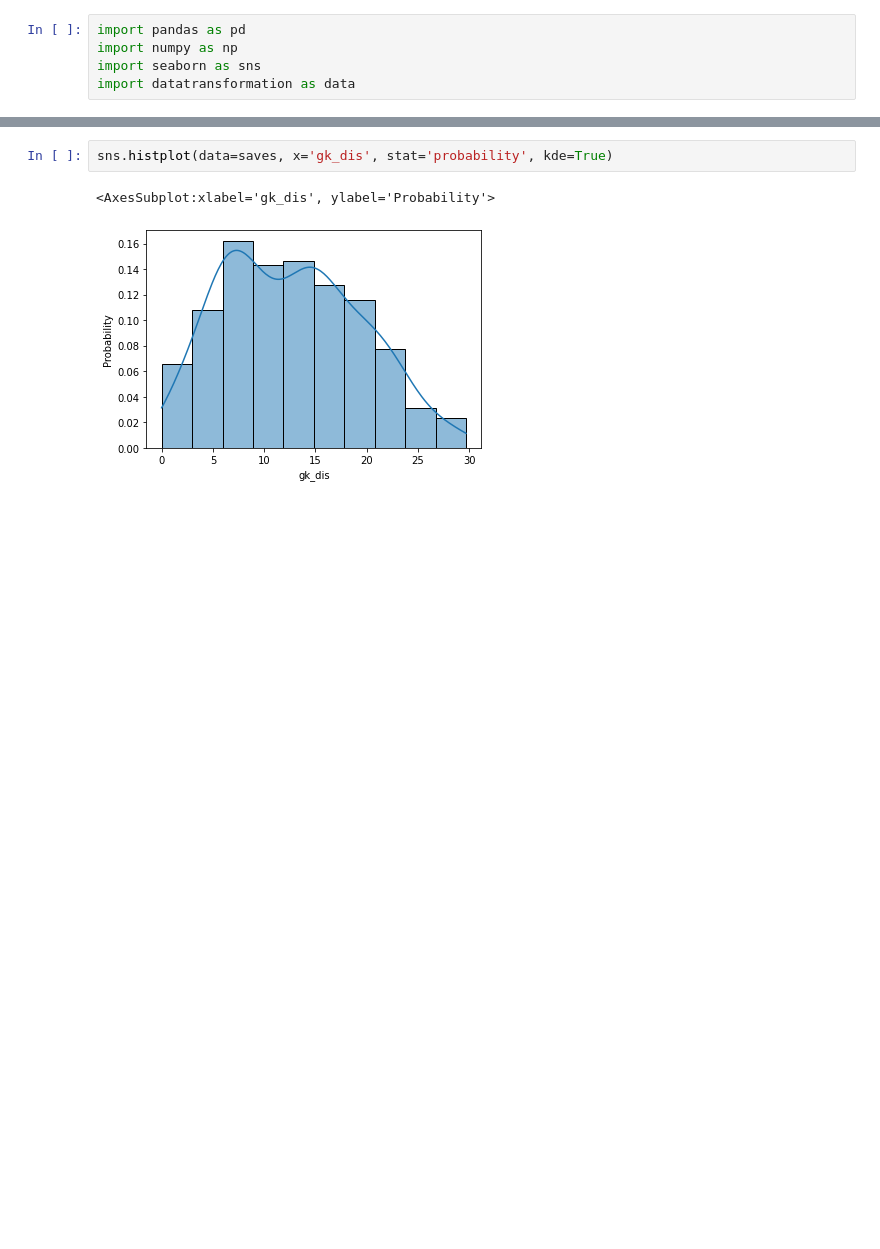
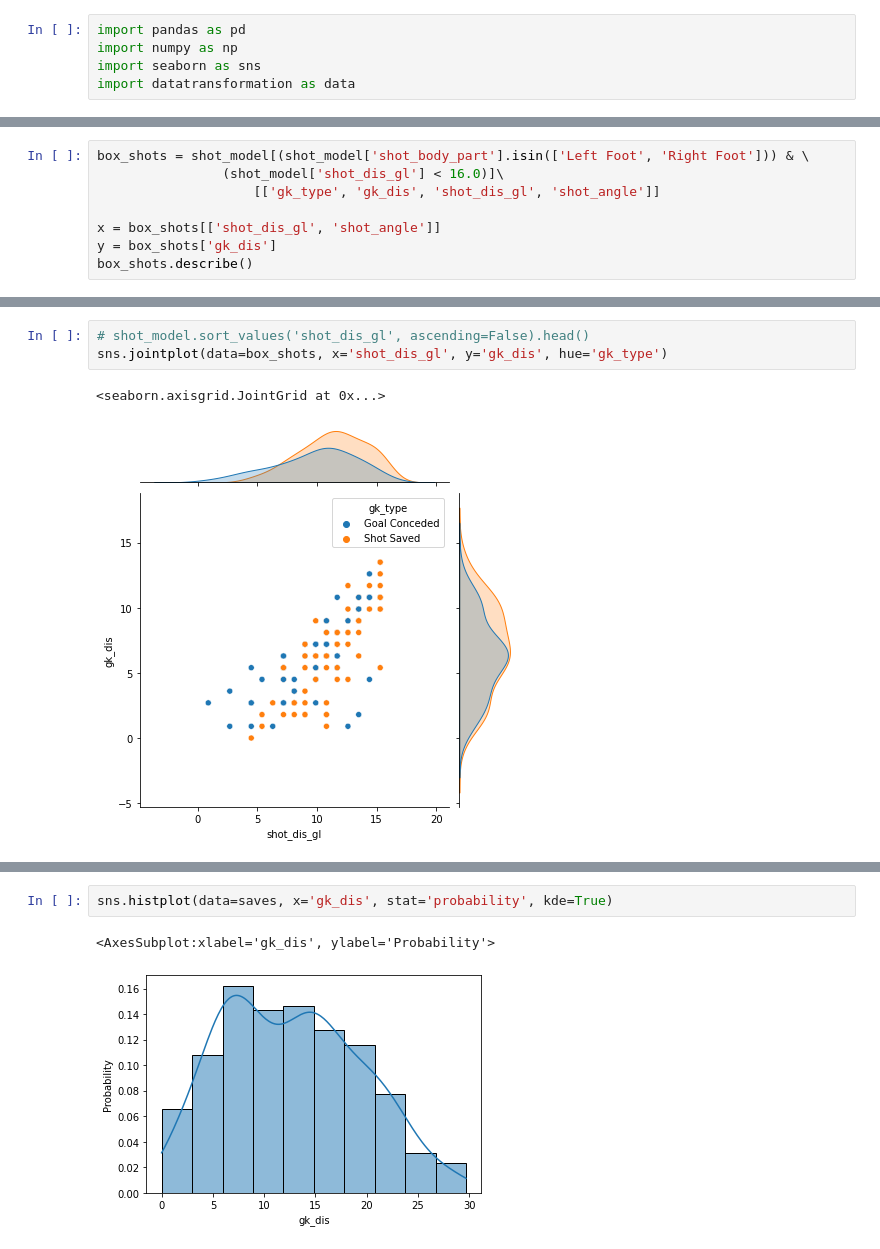
Before and after one commit to keepertrainer78698/youth-base, a Jupyter notebook: goalkeeping/int-goalkeeping/shot-distance-model.ipynb, the cells around one changed output, grey strips where cells are left out. Cells and saved outputs as stored; diff of their text form; blank space fills up the shorter version.

```diff
--- a/goalkeeping/int-goalkeeping/shot-distance-model.ipynb
+++ b/goalkeeping/int-goalkeeping/shot-distance-model.ipynb
@@ -93,0 +33,8 @@ shot_model.sort_values('shot_dis_gl', ascending=False).head()
+# %%
+box_shots = shot_model[(shot_model['shot_body_part'].isin(['Left Foot', 'Right Foot'])) & \
+                (shot_model['shot_dis_gl'] < 16.0)]\
+                    [['gk_type', 'gk_dis', 'shot_dis_gl', 'shot_angle']]
+
+x = box_shots[['shot_dis_gl', 'shot_angle']]
+y = box_shots['gk_dis']
+box_shots.describe()
@@ -93,0 +55,6 @@ shot_model.sort_values('shot_dis_gl', ascending=False).head()
+# %%
+# shot_model.sort_values('shot_dis_gl', ascending=False).head()
+sns.jointplot(data=box_shots, x='shot_dis_gl', y='gk_dis', hue='gk_type')
+# %% [output]
+<seaborn.axisgrid.JointGrid at 0x...>
+[figure, added]
```
Also changed, not shown: parts of 12 cells of this notebook, 1 other file.
